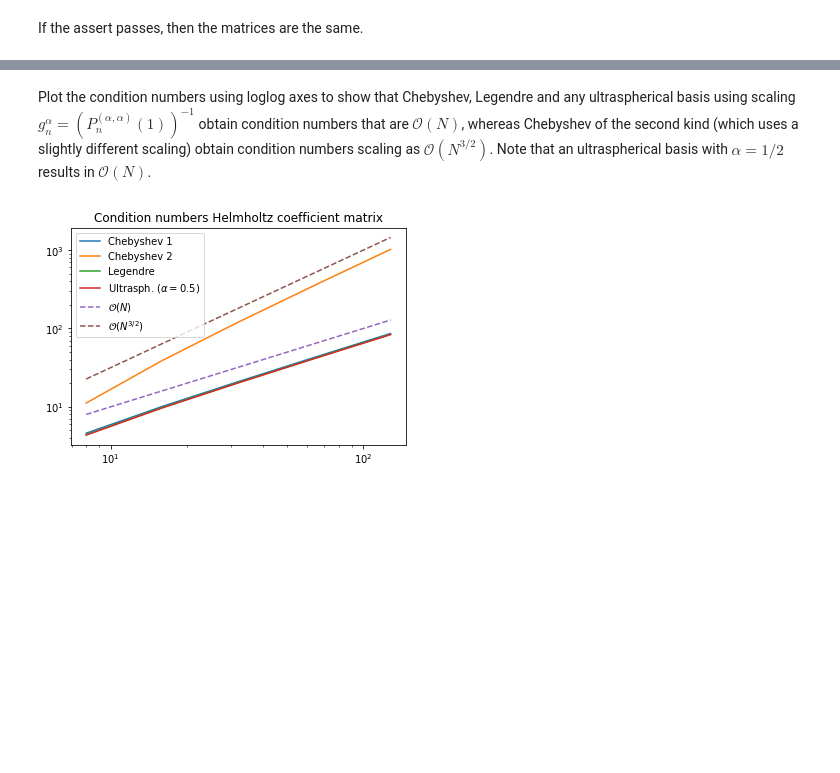
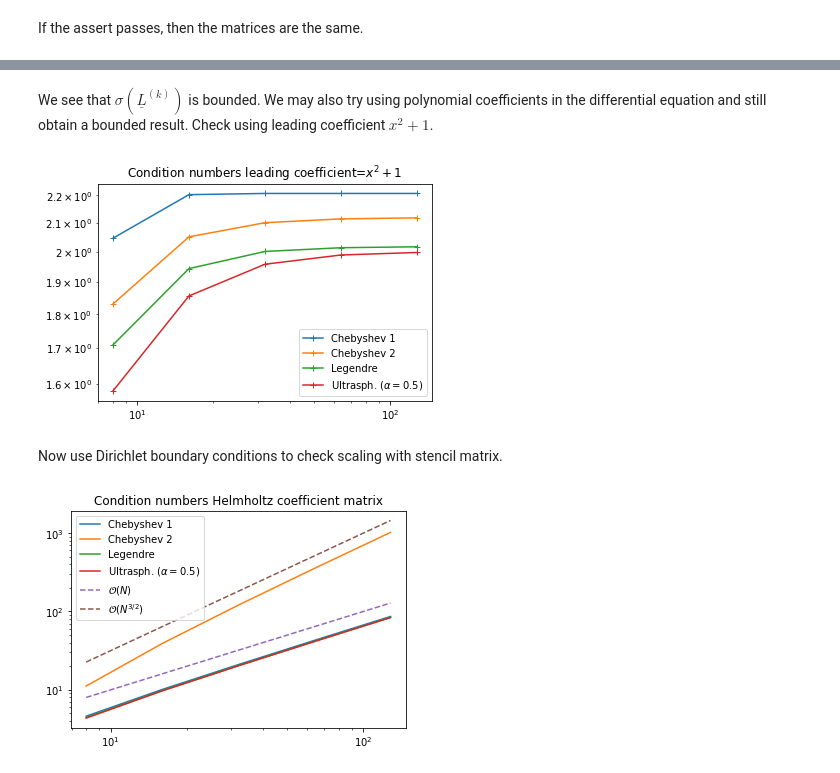
Before and after one commit to spectralDNS/PG-paper-2022, a Jupyter notebook: binder/Section-4.3.2.ipynb, the cells around one changed output, grey strips where cells are left out. Saved outputs shown, nothing was run; the diff lists cells and outputs as text; code cells hidden in the pictures; blank space fills up the shorter version.

```diff
--- a/binder/Section-4.3.2.ipynb
+++ b/binder/Section-4.3.2.ipynb
@@ -151,3 +185,24 @@ Run over all families and compute the condition numbers for a range of matrix si
+# %% [markdown]
+We see that $\sigma(\underline{L}^{(k)})$ is bounded. We may also try using polynomial coefficients in the differential equation and still obtain a bounded result. Check using leading coefficient $x^2+1$.
+# %%
+import sympy as sp
+x = sp.Symbol('x', real=True)
+conL = {'C': [], 'L': [], 'U': [], 'Q': []}
+lc = x**2+1
+for family in 'CULQ':
+    for n in range(3, 8):
+        conL[family].append(cond(2**n, family, None, alpha, lc))
+
+for family in 'CULQ':
+    plt.loglog(2**np.array(range(3, 8)), conL[family], '+-')
+
+plt.legend(['Chebyshev 1', 'Chebyshev 2', 'Legendre', rf'Ultrasph. $(\alpha={alpha})$', r'$\mathcal{O}(N)$', r'$\mathcal{O}(N^{3/2})$'])
+plt.title(r'Condition numbers leading coefficient=$x^2+1$')
+plt.show()
+# %% [output]
+[figure, added]
+# %% [markdown]
+Now use Dirichlet boundary conditions to check scaling with stencil matrix.
 # %%
 alpha = 0.5
 con = {'C': [], 'L': [], 'U': [], 'Q': []}
@@ -157,5 +212,3 @@ for family in 'CULQ':
-# %% [markdown]
-Plot the condition numbers using loglog axes to show that Chebyshev, Legendre and any ultraspherical basis using scaling $g_n^{\alpha}=(P^{(\alpha,\alpha)}_n(1))^{-1}$ obtain condition numbers that are $\mathcal{O}(N)$, whereas Chebyshev of the second kind (which uses a slightly different scaling) obtain condition numbers scaling as $\mathcal{O}(N^{3/2})$. Note that an ultraspherical basis with $\alpha=1/2$ results in $\mathcal{O}(N)$.
 # %%
 for family in 'CULQ':
     plt.loglog(2**np.array(range(3, 8)), con[family])
```
Also changed, not shown: parts of 6 cells of this notebook, 1 other file.
